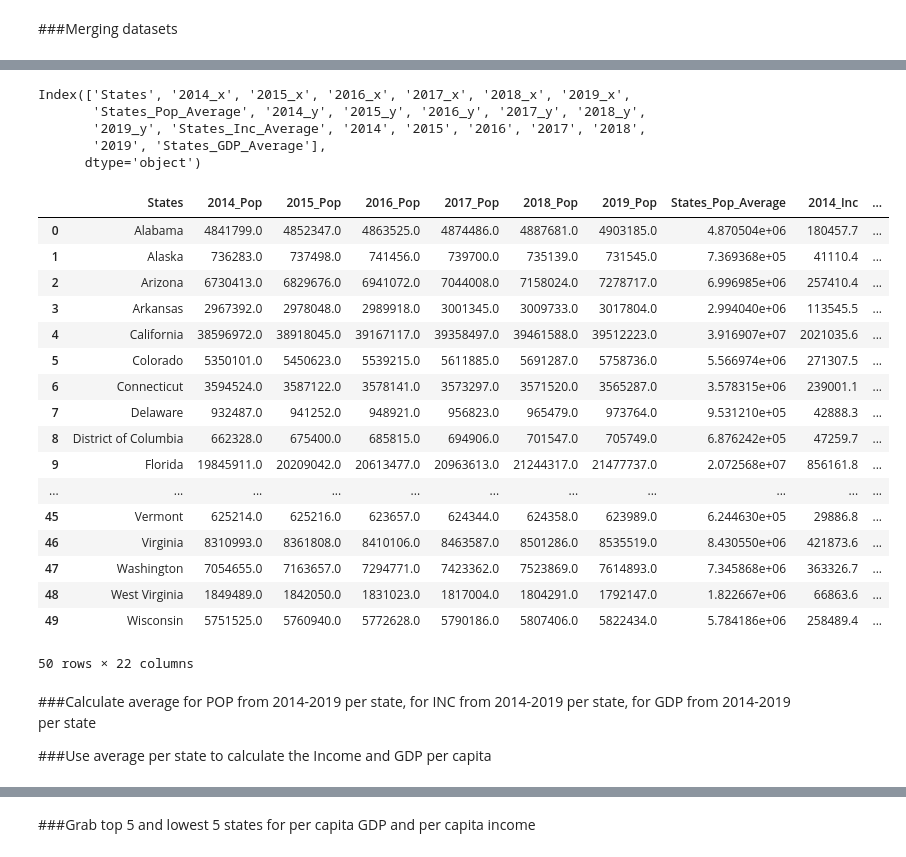
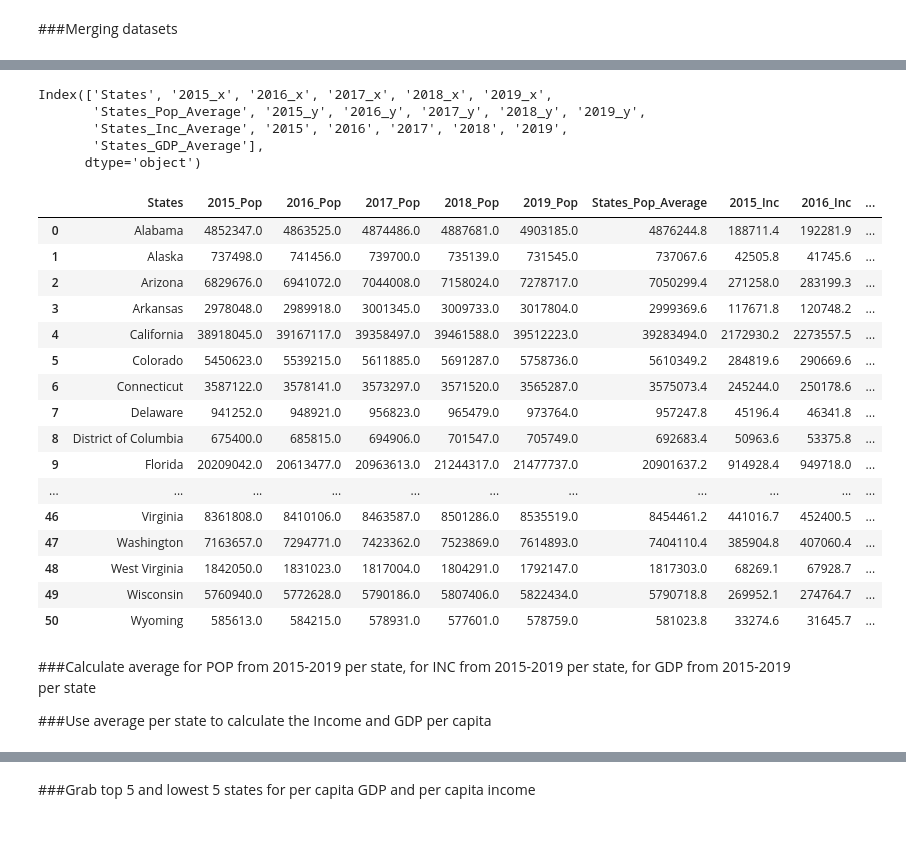
Before and after one commit to jrulloa/project-one, a Jupyter notebook: Master Notebook.ipynb, the cells around one changed output, grey strips where cells are left out. Drawn from its saved outputs; the diff is of its cells as text; code cells hidden in the pictures.

```diff
--- a/Master Notebook.ipynb
+++ b/Master Notebook.ipynb
@@ -10,14 +11,14 @@ expenditure_filepath = "Resources/spending_per_category.csv"
 # %%
 population_df = pd.read_csv(population_filepath)
 # population_df.head()
-population_clean = population_df[['GeoName', '2014', '2015', '2016', '2017', '2018', '2019']]
+population_clean = population_df[['GeoName', '2015', '2016', '2017', '2018', '2019']]
 # population_clean
 # %%
 #Cleaning the Population Clean
 population_cleaner = population_clean.dropna(how='any')
 # population_cleaner
 # %%
-states_df = population_cleaner.iloc[1:51]
+states_df = population_cleaner.iloc[1:52]
 # states_df
 # %%
 final_pop_df = states_df.rename(columns={"GeoName": "States"})
@@ -28,11 +29,11 @@ final_pop_df = states_df.rename(columns={"GeoName": "States"})
 income_df = pd.read_csv(income_filepath)
 # income_df.head()
 # %%
-income_clean = income_df[['GeoName', '2014', '2015', '2016', '2017', '2018', '2019']]
+income_clean = income_df[['GeoName', '2015', '2016', '2017', '2018', '2019']]
 # income_clean
 income_cleaner = income_clean.dropna(how='any')
 # income_cleaner
-states_income_df = income_cleaner.iloc[1:51]
+states_income_df = income_cleaner.iloc[1:52]
 # states_income_df
 final_inc_df = states_income_df.rename(columns={"GeoName": "States"})
 # final_inc_df
@@ -42,11 +43,11 @@ final_inc_df = states_income_df.rename(columns={"GeoName": "States"})
 gdp_df = pd.read_csv(gdp_filepath)
 # gdp_df.head()
 # %%
-gdp_clean =gdp_df[['GeoName', '2014', '2015', '2016', '2017', '2018', '2019']]
+gdp_clean =gdp_df[['GeoName', '2015', '2016', '2017', '2018', '2019']]
 # income_clean
 gdp_cleaner = gdp_clean.dropna(how='any')
 # income_cleaner
-states_gdp_df = gdp_cleaner.iloc[1:51]
+states_gdp_df = gdp_cleaner.iloc[1:52]
 # states_income_df
 final_gdp_df = states_gdp_df.rename(columns={"GeoName": "States"})
 # final_gdp_df
@@ -161,42 +161,41 @@ merge_pop_inc_gdp_df
 # %%
 merge_pop_inc_gdp_df.columns
 # %% [output]
-Index(['States', '2014_x', '2015_x', '2016_x', '2017_x', '2018_x', '2019_x',
-       'States_Pop_Average', '2014_y', '2015_y', '2016_y', '2017_y', '2018_y',
-       '2019_y', 'States_Inc_Average', '2014', '2015', '2016', '2017', '2018',
-       '2019', 'States_GDP_Average'],
+Index(['States', '2015_x', '2016_x', '2017_x', '2018_x', '2019_x',
+       'States_Pop_Average', '2015_y', '2016_y', '2017_y', '2018_y', '2019_y',
+       'States_Inc_Average', '2015', '2016', '2017', '2018', '2019',
+       'States_GDP_Average'],
       dtype='object')
 # %%
-merge_pop_inc_gdp_df = merge_pop_inc_gdp_df.rename(columns={'2014_x': '2014_Pop', '2015_x':'2015_Pop', '2016_x':
+merge_pop_inc_gdp_df = merge_pop_inc_gdp_df.rename(columns={'2015_x':'2015_Pop', '2016_x':
                                                             '2016_Pop', '2017_x':'2017_Pop', '2018_x':'2018_Pop',
                                                             '2019_x':'2019_Pop',
-                                                            '2014_y': '2014_Inc', '2015_y': '2015_Inc',
+                                                            '2015_y': '2015_Inc',
                                                             '2016_y': '2016_Inc', '2017_y': '2017_Inc', '2018_y': '2018_Inc',
                                                             '2019_y': '2019_Inc',
-                                                            '2014': '2014_GDP', '2015': '2015_GDP',
+                                                            '2015': '2015_GDP',
                                                             '2016': '2016_GDP', '2017': '2017_GDP', '2018': '2018_GDP', '2019': '2019_GDP'})
 merge_pop_inc_gdp_df
 # %% [output]
-|  | States | 2014_Pop | 2015_Pop | 2016_Pop | 2017_Pop | 2018_Pop | 2019_Pop | States_Pop_Average | 2014_Inc | ... |
-| 0 | Alabama | 4841799.0 | 4852347.0 | 4863525.0 | 4874486.0 | 4887681.0 | 4903185.0 | 4.870504e+06 | 180457.7 | ... |
-| 1 | Alaska | 736283.0 | 737498.0 | 741456.0 | 739700.0 | 735139.0 | 731545.0 | 7.369368e+05 | 41110.4 | ... |
-| 2 | Arizona | 6730413.0 | 6829676.0 | 6941072.0 | 7044008.0 | 7158024.0 | 7278717.0 | 6.996985e+06 | 257410.4 | ... |
-| 3 | Arkansas | 2967392.0 | 2978048.0 | 2989918.0 | 3001345.0 | 3009733.0 | 3017804.0 | 2.994040e+06 | 113545.5 | ... |
-| 4 | California | 38596972.0 | 38918045.0 | 39167117.0 | 39358497.0 | 39461588.0 | 39512223.0 | 3.916907e+07 | 2021035.6 | ... |
-| 5 | Colorado | 5350101.0 | 5450623.0 | 5539215.0 | 5611885.0 | 5691287.0 | 5758736.0 | 5.566974e+06 | 271307.5 | ... |
-| 6 | Connecticut | 3594524.0 | 3587122.0 | 3578141.0 | 3573297.0 | 3571520.0 | 3565287.0 | 3.578315e+06 | 239001.1 | ... |
-| 7 | Delaware | 932487.0 | 941252.0 | 948921.0 | 956823.0 | 965479.0 | 973764.0 | 9.531210e+05 | 42888.3 | ... |
-| 8 | District of Columbia | 662328.0 | 675400.0 | 685815.0 | 694906.0 | 701547.0 | 705749.0 | 6.876242e+05 | 47259.7 | ... |
-| 9 | Florida | 19845911.0 | 20209042.0 | 20613477.0 | 20963613.0 | 21244317.0 | 21477737.0 | 2.072568e+07 | 856161.8 | ... |
+|  | States | 2015_Pop | 2016_Pop | 2017_Pop | 2018_Pop | 2019_Pop | States_Pop_Average | 2015_Inc | 2016_Inc | ... |
+| 0 | Alabama | 4852347.0 | 4863525.0 | 4874486.0 | 4887681.0 | 4903185.0 | 4876244.8 | 188711.4 | 192281.9 | ... |
+| 1 | Alaska | 737498.0 | 741456.0 | 739700.0 | 735139.0 | 731545.0 | 737067.6 | 42505.8 | 41745.6 | ... |
+| 2 | Arizona | 6829676.0 | 6941072.0 | 7044008.0 | 7158024.0 | 7278717.0 | 7050299.4 | 271258.0 | 283199.3 | ... |
+| 3 | Arkansas | 2978048.0 | 2989918.0 | 3001345.0 | 3009733.0 | 3017804.0 | 2999369.6 | 117671.8 | 120748.2 | ... |
+| 4 | California | 38918045.0 | 39167117.0 | 39358497.0 | 39461588.0 | 39512223.0 | 39283494.0 | 2172930.2 | 2273557.5 | ... |
+| 5 | Colorado | 5450623.0 | 5539215.0 | 5611885.0 | 5691287.0 | 5758736.0 | 5610349.2 | 284819.6 | 290669.6 | ... |
+| 6 | Connecticut | 3587122.0 | 3578141.0 | 3573297.0 | 3571520.0 | 3565287.0 | 3575073.4 | 245244.0 | 250178.6 | ... |
+| 7 | Delaware | 941252.0 | 948921.0 | 956823.0 | 965479.0 | 973764.0 | 957247.8 | 45196.4 | 46341.8 | ... |
+| 8 | District of Columbia | 675400.0 | 685815.0 | 694906.0 | 701547.0 | 705749.0 | 692683.4 | 50963.6 | 53375.8 | ... |
+| 9 | Florida | 20209042.0 | 20613477.0 | 20963613.0 | 21244317.0 | 21477737.0 | 20901637.2 | 914928.4 | 949718.0 | ... |
 | ... | ... | ... | ... | ... | ... | ... | ... | ... | ... | ... |
-| 45 | Vermont | 625214.0 | 625216.0 | 623657.0 | 624344.0 | 624358.0 | 623989.0 | 6.244630e+05 | 29886.8 | ... |
-| 46 | Virginia | 8310993.0 | 8361808.0 | 8410106.0 | 8463587.0 | 8501286.0 | 8535519.0 | 8.430550e+06 | 421873.6 | ... |
-| 47 | Washington | 7054655.0 | 7163657.0 | 7294771.0 | 7423362.0 | 7523869.0 | 7614893.0 | 7.345868e+06 | 363326.7 | ... |
-| 48 | West Virginia | 1849489.0 | 1842050.0 | 1831023.0 | 1817004.0 | 1804291.0 | 1792147.0 | 1.822667e+06 | 66863.6 | ... |
-| 49 | Wisconsin | 5751525.0 | 5760940.0 | 5772628.0 | 5790186.0 | 5807406.0 | 5822434.0 | 5.784186e+06 | 258489.4 | ... |
+| 46 | Virginia | 8361808.0 | 8410106.0 | 8463587.0 | 8501286.0 | 8535519.0 | 8454461.2 | 441016.7 | 452400.5 | ... |
+| 47 | Washington | 7163657.0 | 7294771.0 | 7423362.0 | 7523869.0 | 7614893.0 | 7404110.4 | 385904.8 | 407060.4 | ... |
+| 48 | West Virginia | 1842050.0 | 1831023.0 | 1817004.0 | 1804291.0 | 1792147.0 | 1817303.0 | 68269.1 | 67928.7 | ... |
+| 49 | Wisconsin | 5760940.0 | 5772628.0 | 5790186.0 | 5807406.0 | 5822434.0 | 5790718.8 | 269952.1 | 274764.7 | ... |
+| 50 | Wyoming | 585613.0 | 584215.0 | 578931.0 | 577601.0 | 578759.0 | 581023.8 | 33274.6 | 31645.7 | ... |
-50 rows × 22 columns
 # %% [markdown]
-###Calculate average for POP from 2014-2019 per state, for INC from 2014-2019 per state, for GDP from 2014-2019 per state
+###Calculate average for POP from 2015-2019 per state, for INC from 2015-2019 per state, for GDP from 2015-2019 per state
 
 ###Use average per state to calculate the Income and GDP per capita
 # %%
```
Also changed, not shown: parts of 22 cells of this notebook, 3 other files.
